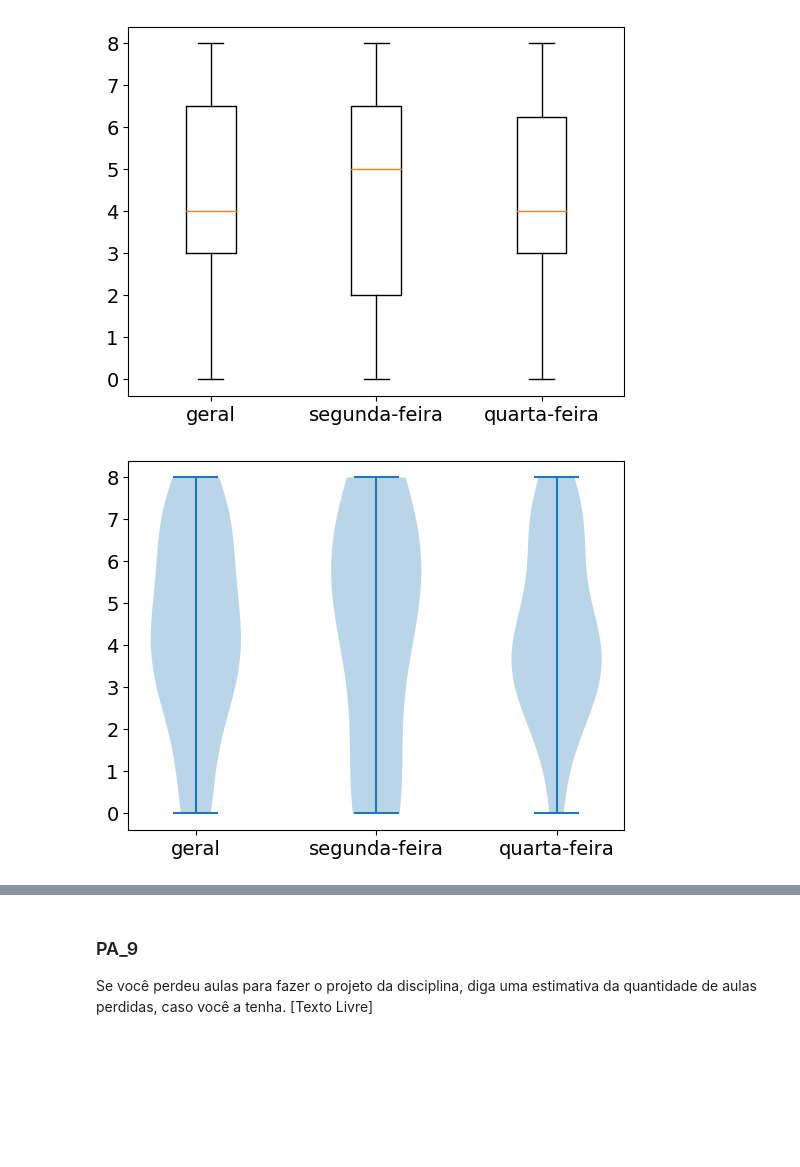
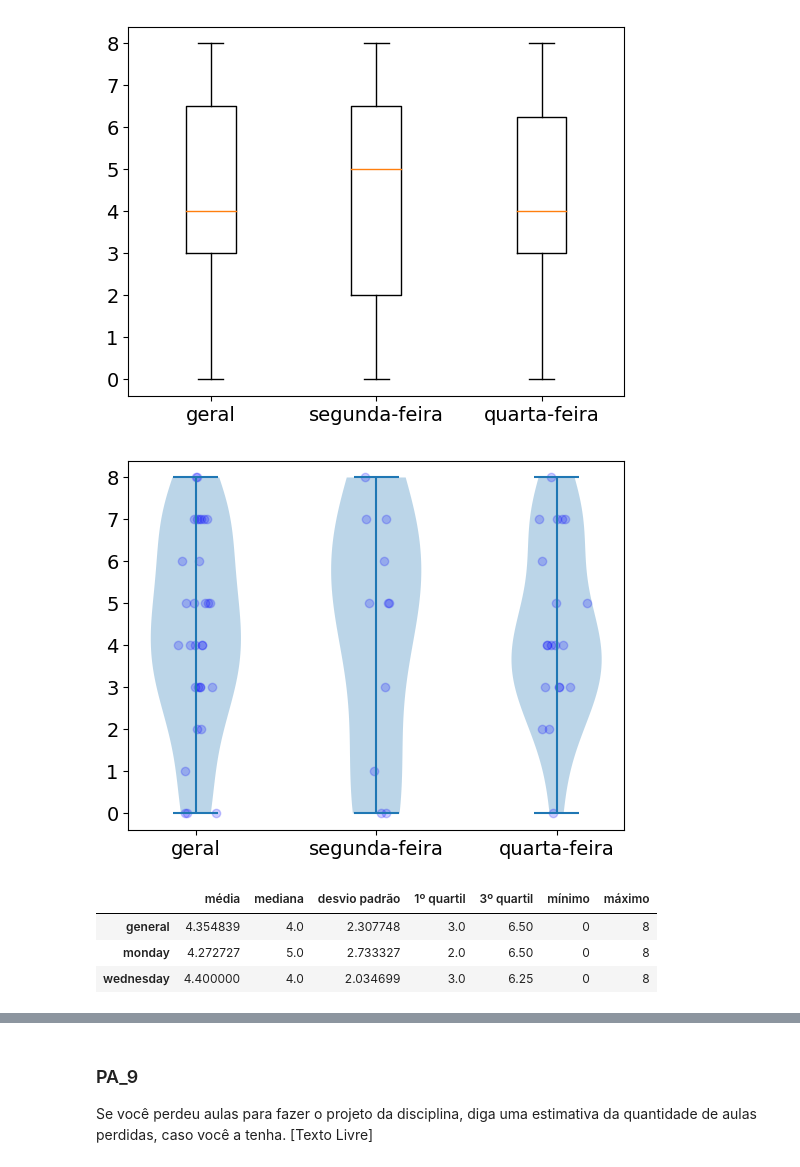
Before and after one commit to henriqueedu2001/pcs3635-health-research-data-analysis, a Jupyter notebook: analisys.ipynb, the cells around one changed output, grey strips where cells are left out. Cells and saved outputs as stored; diff of their text form; code cells hidden in the pictures; blank space fills up the shorter version.

```diff
--- a/analisys.ipynb
+++ b/analisys.ipynb
@@ -1457,7 +1572,10 @@ PS_8_counting, PS_8_frequency
   0.034482758620689655])
 # %%
 # plotting PA_8 (general)
-fig, axs = plt.subplots()
+fig, axs = plt.subplots(figsize=(8, 6))
+
+# plt.rcParams.update({'font.size': 10})
+plt.tight_layout()
 
 PA_8_categories = [
     'Se atrasar com o conteúdo \noutras disciplinas',
@@ -1476,7 +1594,7 @@ axs.set_xlim(0, 28)
 
 # text in the right of the bars
 for i in range(9):
-    x = PS_8_counting[i] + right_bar_text_offset
+    x = PS_8_counting[i] + 0.7*right_bar_text_offset
     y = i
     percentage_str = get_percentage_str(fraction=PS_8_frequency[i])
 
@@ -1485,7 +1603,7 @@ for i in range(9):
 
 # save the figure in png format
 if save_all_figures:
-    plt.savefig('academic_imgs/PS_8_general')
+    plt.savefig('academic_imgs/PA_8_general')
 
 # showing the figure
 plt.show()
@@ -1527,13 +1645,33 @@ plt.show()
 # %%
 fig, axs = plt.subplots()
 axs.violinplot(PA_8_data)
 plt.xticks([1, 2, 3], ['geral', 'segunda-feira', 'quarta-feira'])
+
+# jitter points
+for i, data_point in enumerate(PA_8_data):
+    y = data_point
+    x = np.random.normal(loc=i + 1, scale=0.05, size=len(data_point))
+    plt.scatter(x, y, alpha=0.2, color='blue', label='pontos')
 
 # save the figure in png format
 if save_all_figures:
     plt.savefig('academic_imgs/PA_8_violinplot')
 
 # showing the figure
 plt.show()
 # %% [output]
-[figure, old version]
+[figure, new version]
+# %%
+PA_8_statistical_resume = [statistical_resume(PA_8_data[0]),
+statistical_resume(PA_8_data[1]),
+statistical_resume(PA_8_data[2])]
+
+PA_8_statistical_resume_indexes = ['general', 'monday', 'wednesday']
+PA_8_statistical_resume_table = pd.DataFrame(PA_8_statistical_resume, index=PA_8_statistical_resume_indexes)
+
+PA_8_statistical_resume_table
+# %% [output]
+|  | média | mediana | desvio padrão | 1º quartil | 3º quartil | mínimo | máximo |
+| general | 4.354839 | 4.0 | 2.307748 | 3.0 | 6.50 | 0 | 8 |
+| monday | 4.272727 | 5.0 | 2.733327 | 2.0 | 6.50 | 0 | 8 |
+| wednesday | 4.400000 | 4.0 | 2.034699 | 3.0 | 6.25 | 0 | 8 |
```
Also changed, not shown: parts of 51 cells of this notebook.
